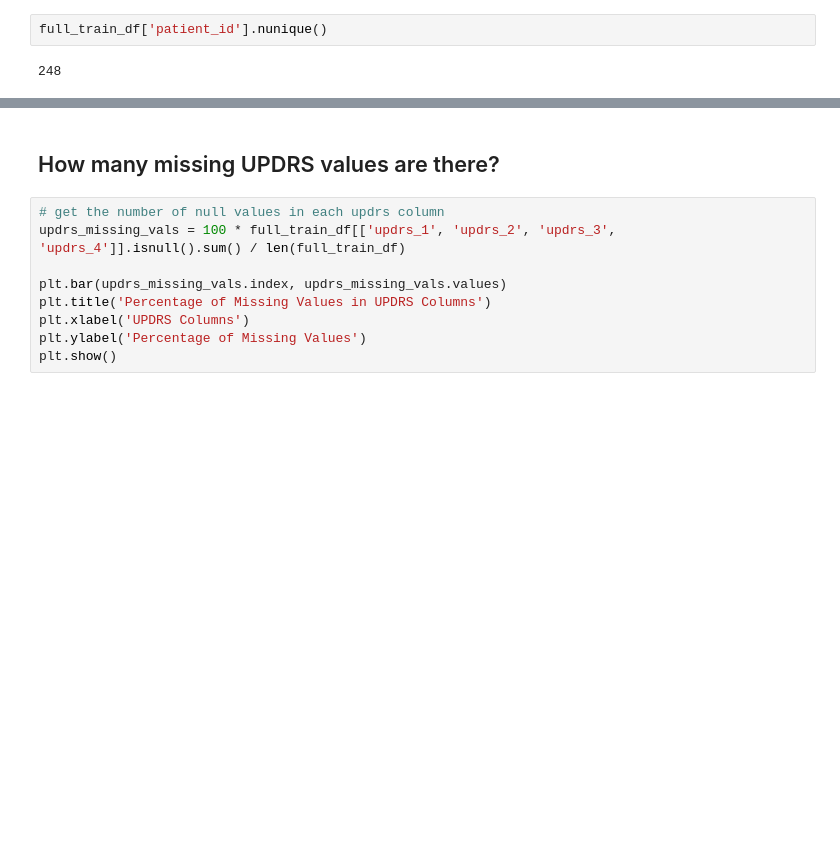
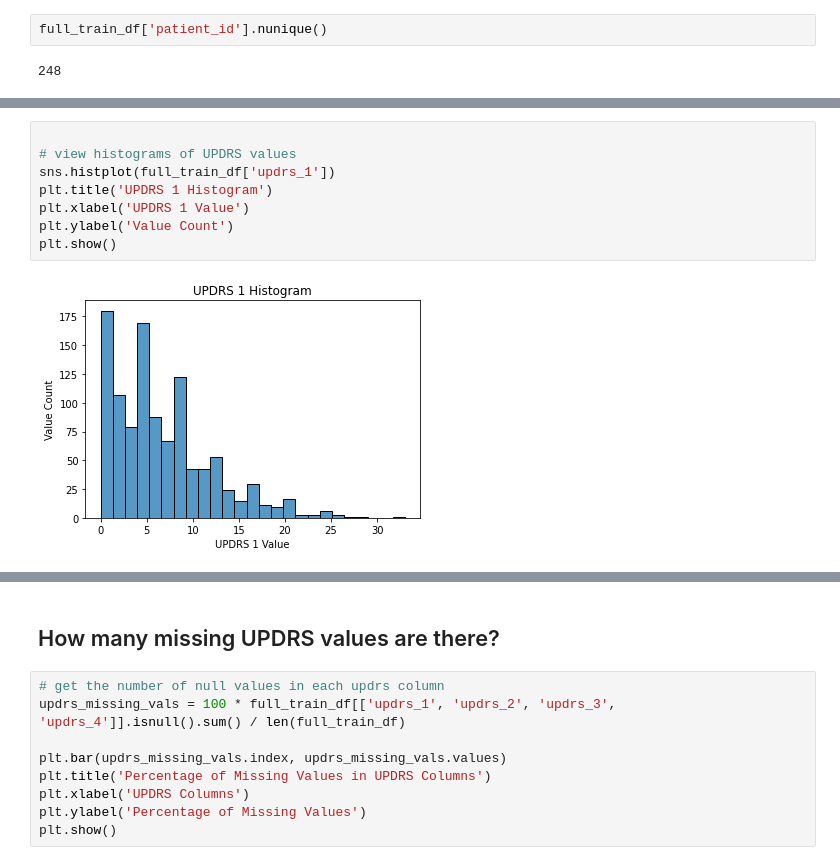
Before and after one commit to dagartga/Boosted-Models-for-Parkinsons-Prediction, a Jupyter notebook: parkinsons_1/notebooks/Raw_Data_EDA.ipynb, the cells around one changed output, grey strips where cells are left out. Cells and saved outputs as stored; diff of their text form; blank space fills up the shorter version.

```diff
--- a/parkinsons_1/notebooks/Raw_Data_EDA.ipynb
+++ b/parkinsons_1/notebooks/Raw_Data_EDA.ipynb
@@ -90,0 +109,10 @@ full_train_df['patient_id'].nunique()
+# %%
+
+# view histograms of UPDRS values
+sns.histplot(full_train_df['updrs_1'])
+plt.title('UPDRS 1 Histogram')
+plt.xlabel('UPDRS 1 Value')
+plt.ylabel('Value Count')
+plt.show()
+# %% [output]
+[figure, added]
```
Also changed, not shown: parts of 6 cells of this notebook, 2 other files.
